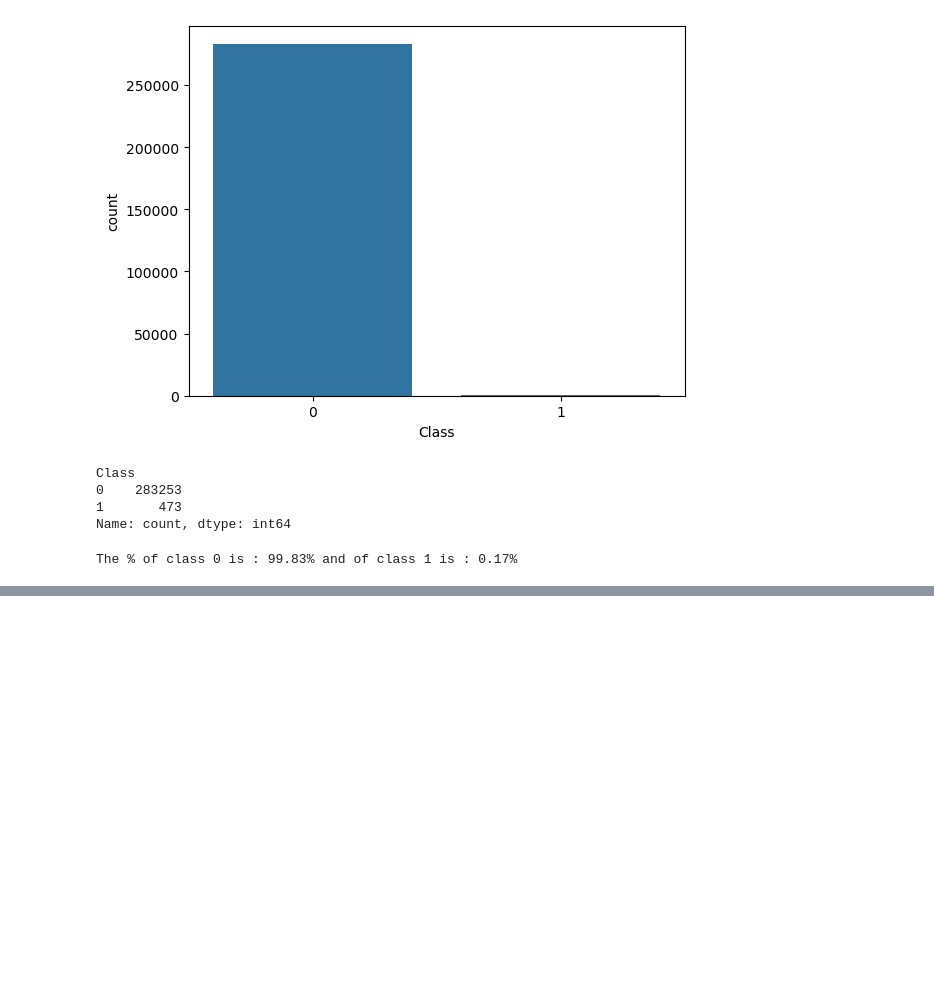
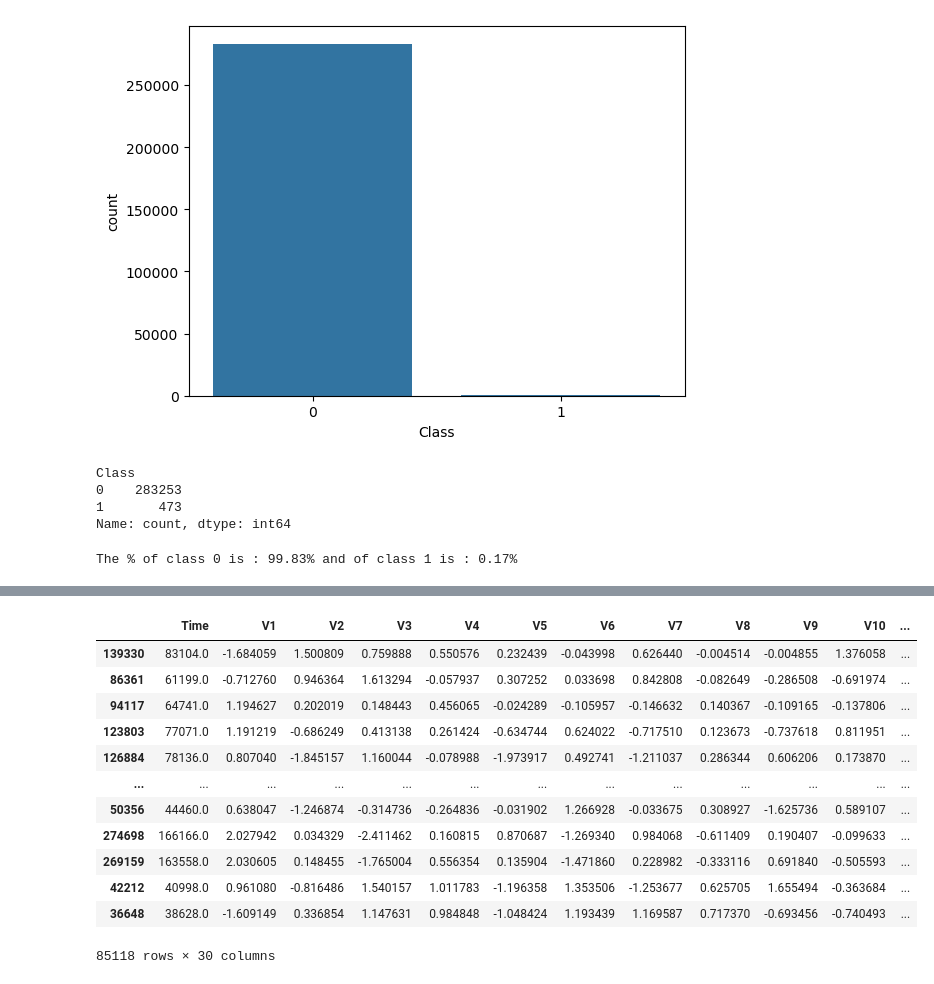
Before and after one commit to unickk99/ML_PROject, a Jupyter notebook: EDA notebook/data exploration.ipynb, the cells around one changed output, grey strips where cells are left out. Cells and saved outputs as stored; diff of their text form; code cells hidden in the pictures; blank space fills up the shorter version.

```diff
--- a/EDA notebook/data exploration.ipynb
+++ b/EDA notebook/data exploration.ipynb
@@ -109,2 +123,23 @@ The % of class 0 is : 99.83% and of class 1 is : 0.17%
 # %%
 #splitting the data
+from sklearn.model_selection import train_test_split
+# split data and target
+
+X = data.drop("Class" , axis =1)
+y = data["Class"]
+
+X_train,X_test,y_train,y_test ,= train_test_split(X,y,test_size=0.3,random_state=42,stratify=y)
+# %% [output]
+|  | Time | V1 | V2 | V3 | V4 | V5 | V6 | V7 | V8 | V9 | V10 | ... |
+| 139330 | 83104.0 | -1.684059 | 1.500809 | 0.759888 | 0.550576 | 0.232439 | -0.043998 | 0.626440 | -0.004514 | -0.004855 | 1.376058 | ... |
+| 86361 | 61199.0 | -0.712760 | 0.946364 | 1.613294 | -0.057937 | 0.307252 | 0.033698 | 0.842808 | -0.082649 | -0.286508 | -0.691974 | ... |
+| 94117 | 64741.0 | 1.194627 | 0.202019 | 0.148443 | 0.456065 | -0.024289 | -0.105957 | -0.146632 | 0.140367 | -0.109165 | -0.137806 | ... |
+| 123803 | 77071.0 | 1.191219 | -0.686249 | 0.413138 | 0.261424 | -0.634744 | 0.624022 | -0.717510 | 0.123673 | -0.737618 | 0.811951 | ... |
+| 126884 | 78136.0 | 0.807040 | -1.845157 | 1.160044 | -0.078988 | -1.973917 | 0.492741 | -1.211037 | 0.286344 | 0.606206 | 0.173870 | ... |
+| ... | ... | ... | ... | ... | ... | ... | ... | ... | ... | ... | ... | ... |
+| 50356 | 44460.0 | 0.638047 | -1.246874 | -0.314736 | -0.264836 | -0.031902 | 1.266928 | -0.033675 | 0.308927 | -1.625736 | 0.589107 | ... |
+| 274698 | 166166.0 | 2.027942 | 0.034329 | -2.411462 | 0.160815 | 0.870687 | -1.269340 | 0.984068 | -0.611409 | 0.190407 | -0.099633 | ... |
+| 269159 | 163558.0 | 2.030605 | 0.148455 | -1.765004 | 0.556354 | 0.135904 | -1.471860 | 0.228982 | -0.333116 | 0.691840 | -0.505593 | ... |
+| 42212 | 40998.0 | 0.961080 | -0.816486 | 1.540157 | 1.011783 | -1.196358 | 1.353506 | -1.253677 | 0.625705 | 1.655494 | -0.363684 | ... |
+| 36648 | 38628.0 | -1.609149 | 0.336854 | 1.147631 | 0.984848 | -1.048424 | 1.193439 | 1.169587 | 0.717370 | -0.693456 | -0.740493 | ... |
+85118 rows × 30 columns
```
Also changed, not shown: parts of 3 cells of this notebook, 2 other files.
